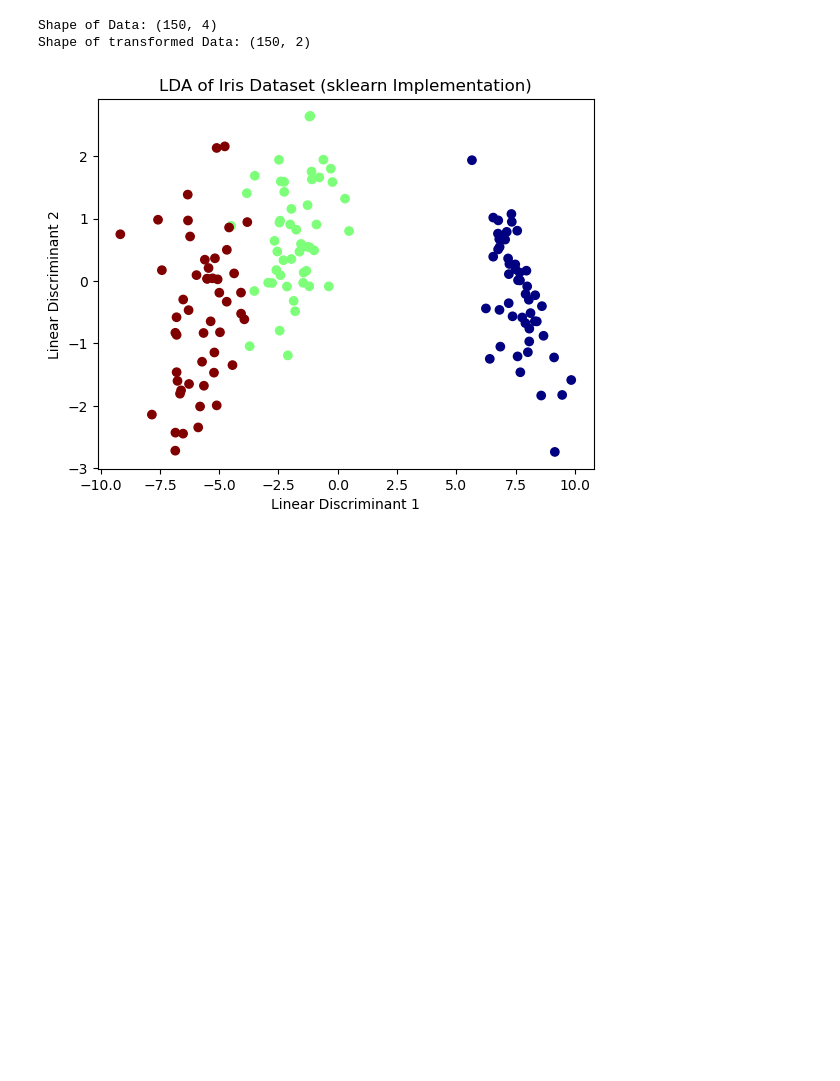
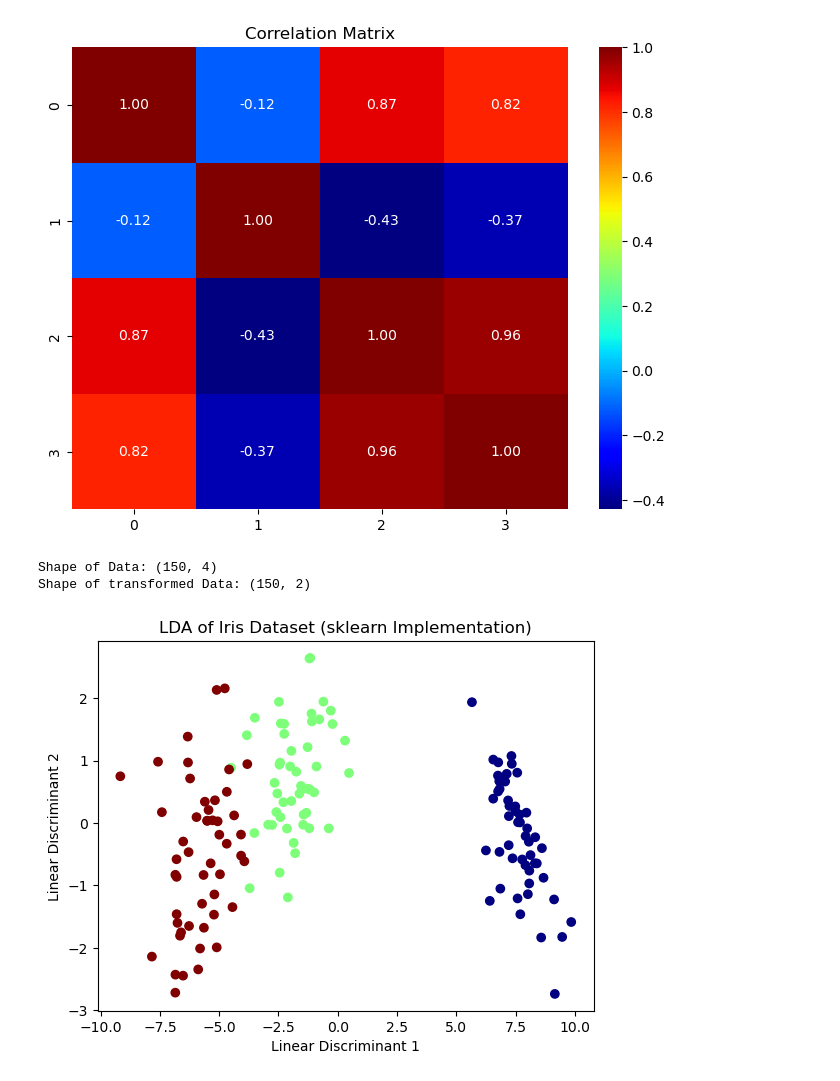
Before and after one commit to sadhana937/ML-lab, a Jupyter notebook: Program 10/PCA and LDA.ipynb, the cells around one changed output. Saved outputs shown, nothing was run; the diff lists cells and outputs as text; code cells hidden in the pictures; blank space fills up the shorter version.

```diff
--- a/Program 10/PCA and LDA.ipynb
+++ b/Program 10/PCA and LDA.ipynb
@@ -32,31 +44,43 @@ Shape of transformed Data: (150, 2)
 # %%
 # LDA
 import numpy as np
 import matplotlib.pyplot as plt
 from sklearn.datasets import load_iris
 from sklearn.discriminant_analysis import LinearDiscriminantAnalysis
+import seaborn as sns
+from sklearn.preprocessing import StandardScaler
 
 # Load the Iris dataset
 X = load_iris().data
 y = load_iris().target
 
+scaler = StandardScaler()
+X_scaled = scaler.fit_transform(X)
+
+correlation_matrix = np.corrcoef(X_scaled.T)
+plt.figure(figsize=(8, 6))
+sns.heatmap(correlation_matrix, annot = True, cmap = 'jet', fmt = '.2f')
+plt.title("Correlation Matrix")
+plt.show()
+
 # Perform LDA using sklearn
 lda = LinearDiscriminantAnalysis(n_components=2)
-X_projected = lda.fit_transform(X, y)
+X_projected = lda.fit_transform(X_scaled, y)
 
 print("Shape of Data:", X.shape)
 print("Shape of transformed Data:", X_projected.shape)
 
 # Plot the results
 ld1 = X_projected[:, 0]
 ld2 = X_projected[:, 1]
 
 plt.scatter(ld1, ld2, c=y, cmap="jet")
 plt.xlabel("Linear Discriminant 1")
 plt.ylabel("Linear Discriminant 2")
 plt.title("LDA of Iris Dataset (sklearn Implementation)")
 plt.show()
 # %% [output]
+[figure, new version]
 Shape of Data: (150, 4)
 Shape of transformed Data: (150, 2)
-[figure, old version]
+[figure, added]
```
Also changed, not shown: parts of 1 cell of this notebook, 2 other files.
